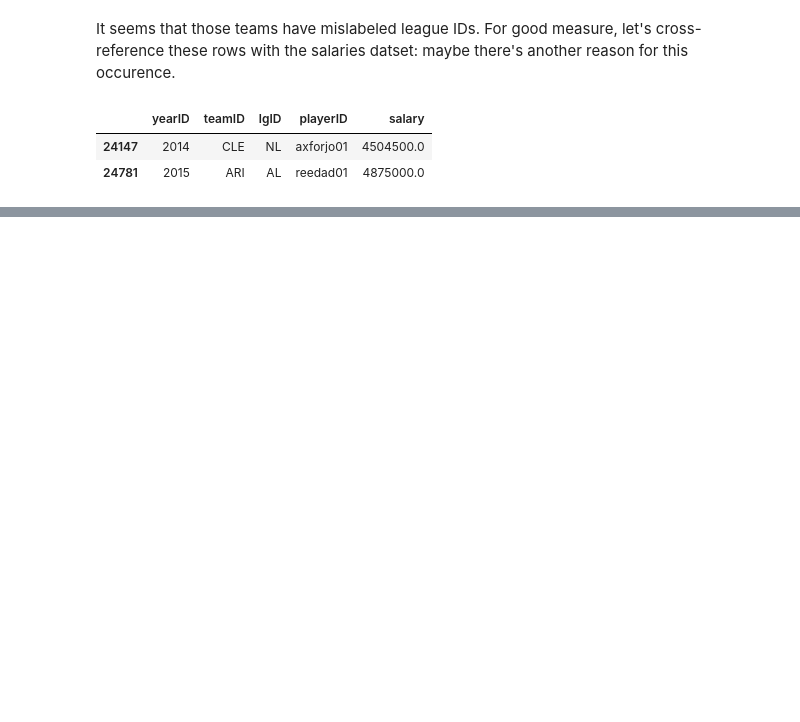
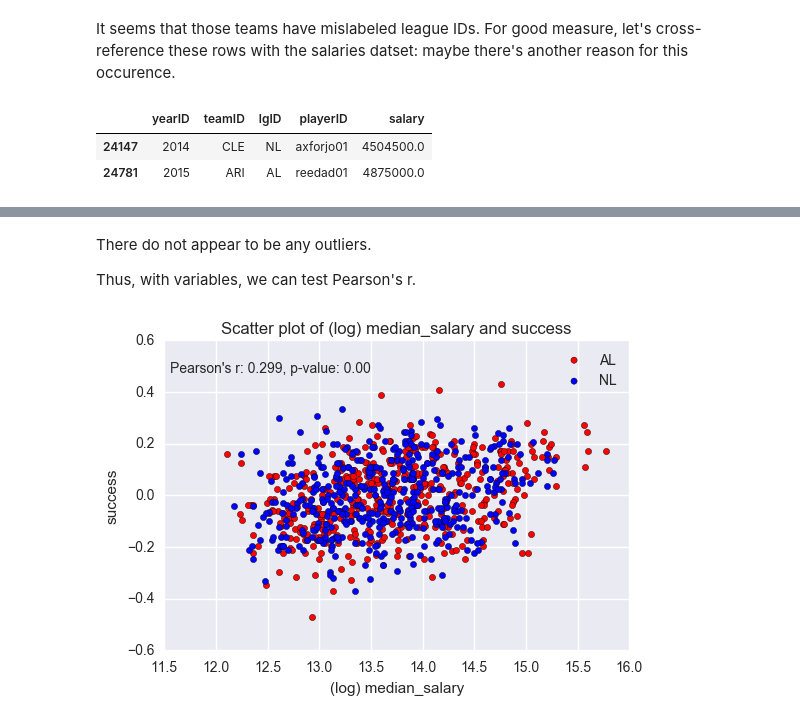
Before and after one commit to uipo78/Data-Analyst-Nanodegree, a Jupyter notebook: P2/P2.ipynb, the cells around one changed output, grey strips where cells are left out. Cells and saved outputs as stored; diff of their text form; code cells hidden in the pictures; blank space fills up the shorter version.

```diff
--- a/P2/P2.ipynb
+++ b/P2/P2.ipynb
@@ -288,0 +263,24 @@ def heatmap(pvt_tbl, values, cmap, null_color='white'):
+# %% [markdown]
+There do not appear to be any outliers.
+
+Thus, with variables, we can test Pearson's r.
+# %%
+df['(log) median_salary'] = df['median_salary'].apply(np.log)
+
+ax = by_lgID.get_group('AL').plot.scatter(x='(log) median_salary', y='success', color='Red', label='AL')
+
+by_lgID.get_group('NL').plot.scatter(x='(log) median_salary', y='success', color='Blue', label='NL', ax=ax)
+
+r = stats.pearsonr(df['(log) median_salary'], df['success'])
+
+plt.figtext(
+    x=0.135,
+    y=0.82,
+    s='Pearson\'s r: {0}, p-value: {1:.2f}'.format(round(r[0], 3), r[1])
+)
+
+plt.title('Scatter plot of (log) median_salary and success')
+
+plt.show()
+# %% [output]
+[figure, added]
```
Also changed, not shown: parts of 66 cells of this notebook.
